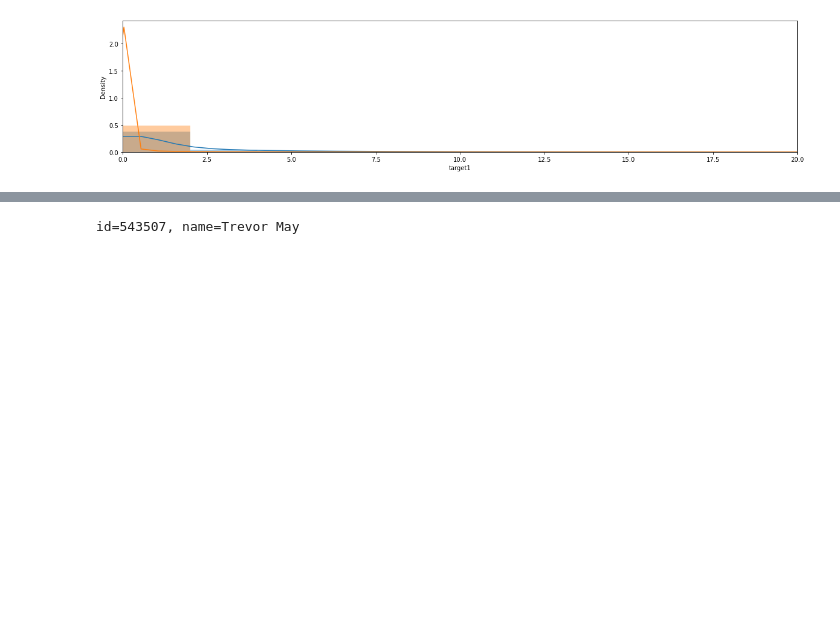
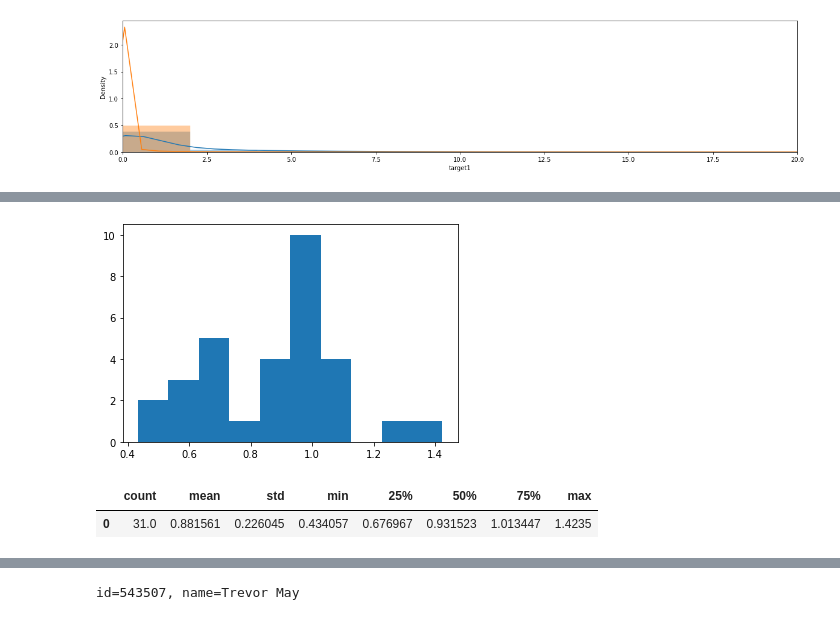
Before and after one commit to root4kaido/MLB-Player-Digital-Engagement-Forecasting, a Jupyter notebook: Notebook/other/eda_target.ipynb, the cells around one changed output, grey strips where cells are left out. Cells and saved outputs as stored; diff of their text form; code cells hidden in the pictures; blank space fills up the shorter version.

```diff
--- a/Notebook/other/eda_target.ipynb
+++ b/Notebook/other/eda_target.ipynb
@@ -151,0 +148,8 @@ targets[(targets['playerId'] == 660271)]
+# %%
+plt.hist(t3_means, bins=10)
+plt.show()
+pd.DataFrame(t3_means).describe().T
+# %% [output]
+[figure, added]
+|  | count | mean | std | min | 25% | 50% | 75% | max |
+| 0 | 31.0 | 0.881561 | 0.226045 | 0.434057 | 0.676967 | 0.931523 | 1.013447 | 1.4235 |
```
Also changed, not shown: parts of 16 cells of this notebook, 19 other files.
